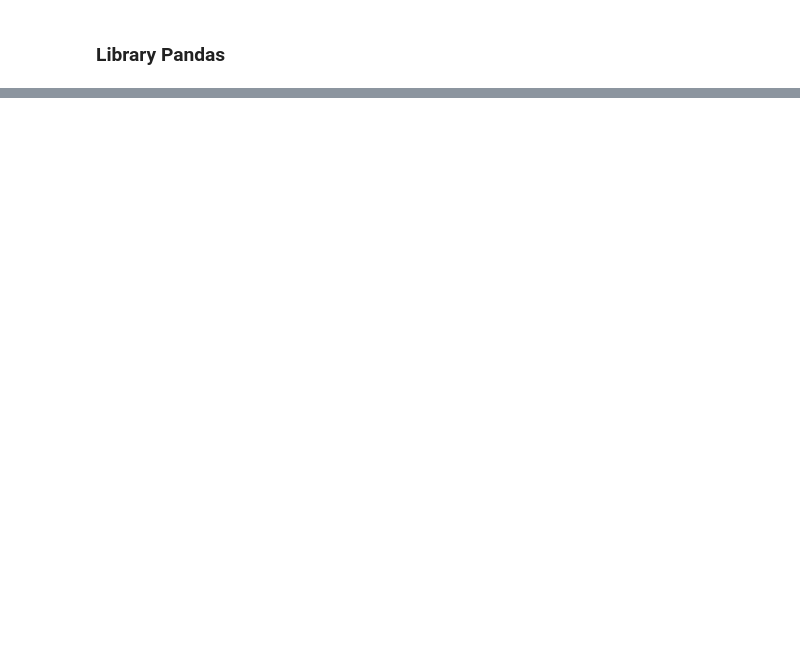
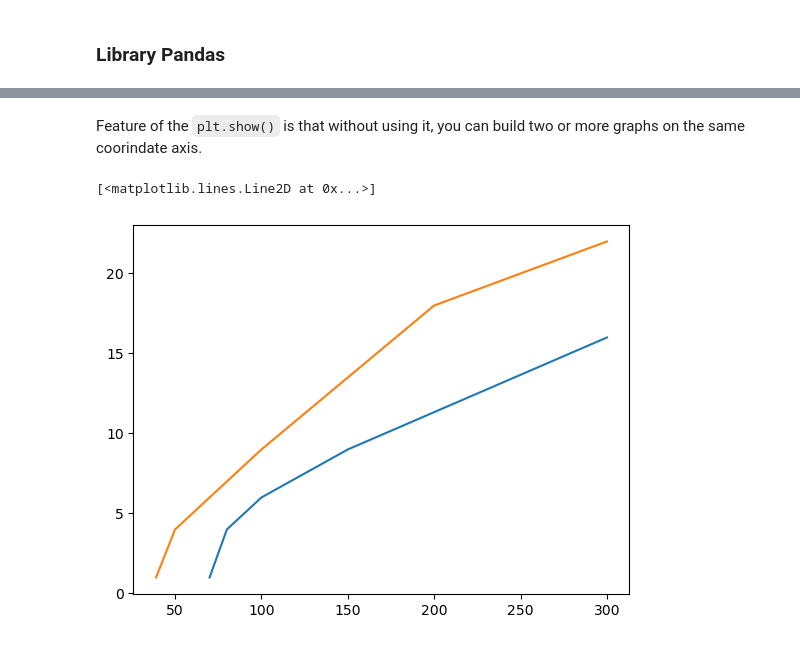
Before and after one commit to tmbekov/gi, a Jupyter notebook: 07DataAnalysis.ipynb, the cells around one changed output, grey strips where cells are left out. Saved outputs shown, nothing was run; the diff lists cells and outputs as text; code cells hidden in the pictures; blank space fills up the shorter version.

```diff
--- a/07DataAnalysis.ipynb
+++ b/07DataAnalysis.ipynb
@@ -22,0 +44,8 @@ df
+# %% [markdown]
+Feature of the `plt.show()` is that without using it, you can build two or more graphs on the same coorindate axis.
+# %%
+plt.plot([70, 80, 100, 150, 300], [1, 4, 6, 9, 16])
+plt.plot([39, 50, 80, 100, 200, 300], [1, 4, 7, 9, 18, 22])
+# %% [output]
+[<matplotlib.lines.Line2D at 0x...>]
+[figure, added]
```
Also changed, not shown: parts of 10 cells of this notebook.
